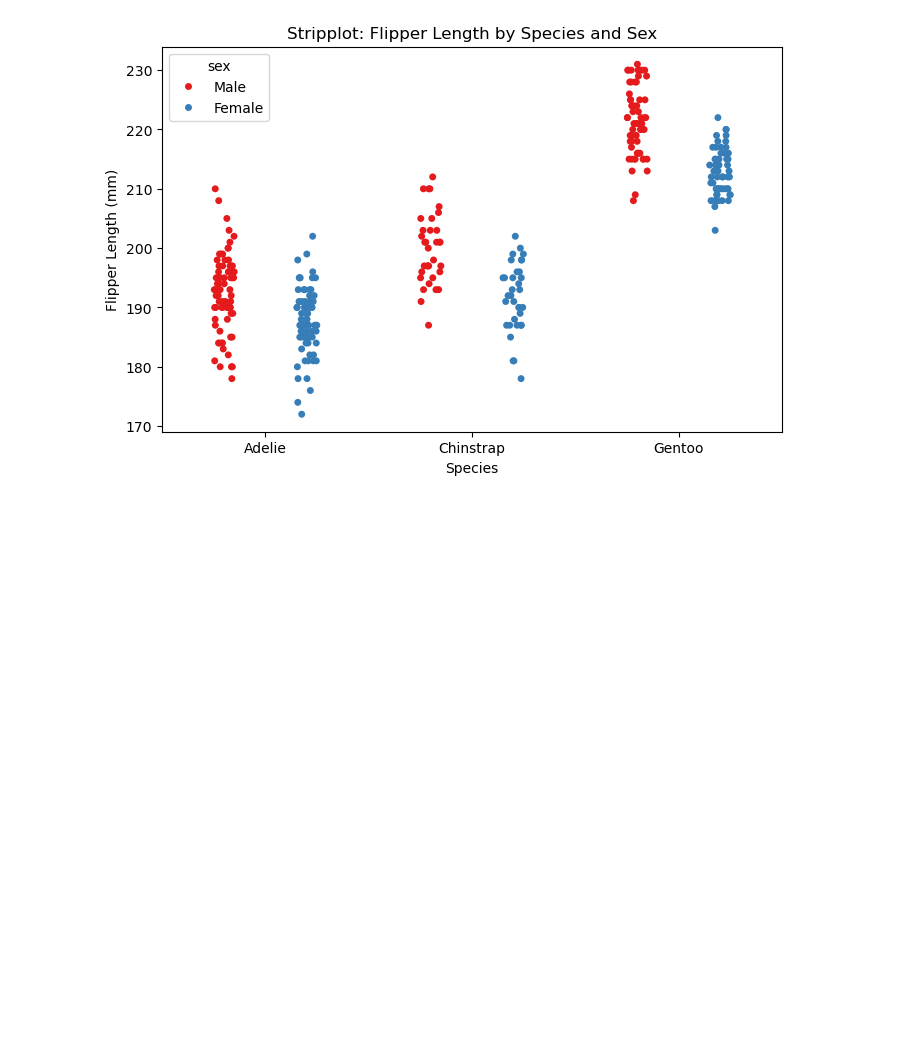
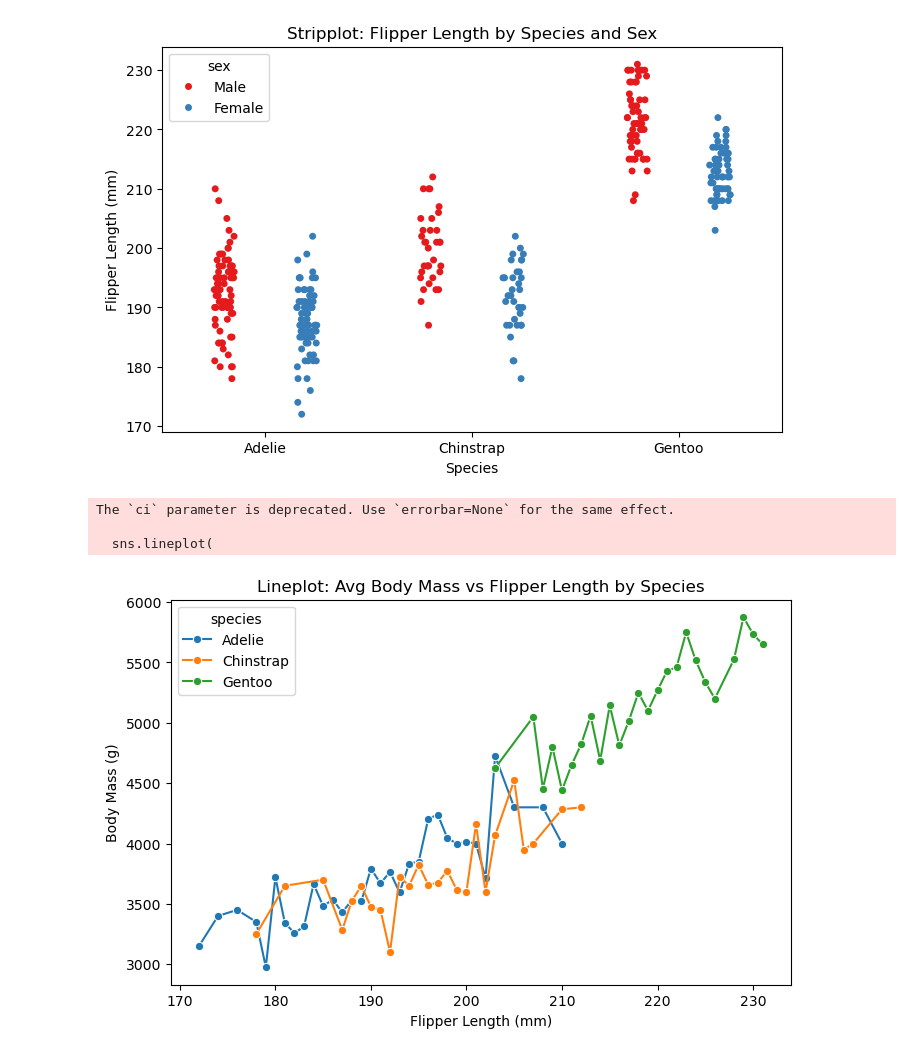
Before and after one commit to md-faiyazkhan/ml-practice, a Jupyter notebook: Seaborn/Seaborn.ipynb, the cells around one changed output. Saved outputs shown, nothing was run; the diff lists cells and outputs as text; code cells hidden in the pictures; blank space fills up the shorter version.

```diff
--- a/Seaborn/Seaborn.ipynb
+++ b/Seaborn/Seaborn.ipynb
@@ -221,3 +221,28 @@ plt.ylabel("Flipper Length (mm)")
 plt.show()
 # %% [output]
 [figure]
+# %%
+# Lineplot of average body mass vs flipper length
+plt.figure(figsize=(8,5))
+
+sns.lineplot(
+    data=penguins,
+    x="flipper_length_mm",
+    y="body_mass_g",
+    hue="species",
+    estimator="mean",
+    ci=None,
+    marker="o"
+)
+
+# Add title and labels
+plt.title("Lineplot: Avg Body Mass vs Flipper Length by Species")
+plt.xlabel("Flipper Length (mm)")
+plt.ylabel("Body Mass (g)")
+
+plt.show()
+# %% [output]
+The `ci` parameter is deprecated. Use `errorbar=None` for the same effect.
+
+  sns.lineplot(
+[figure, added]
```
